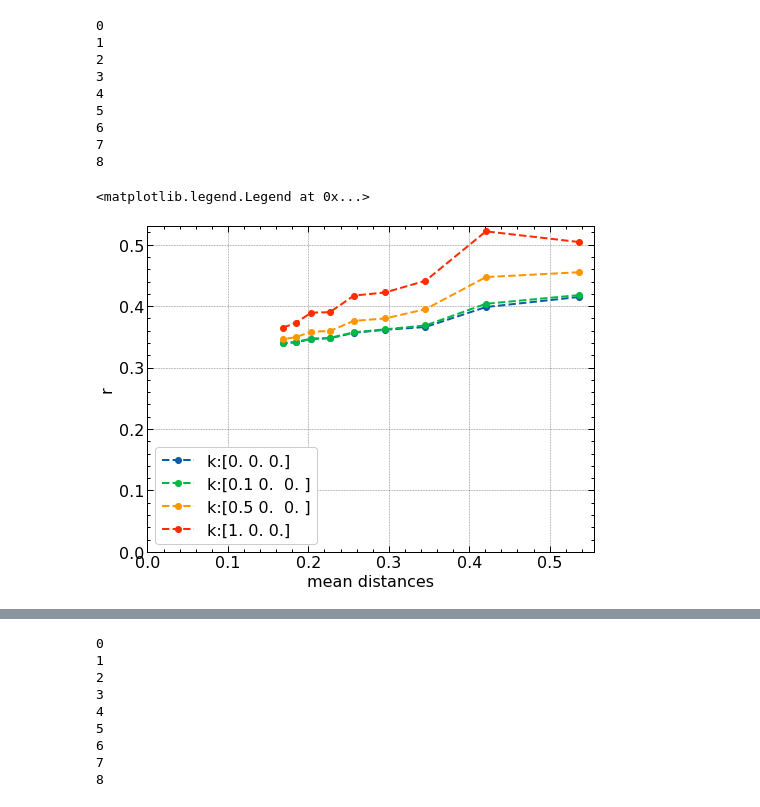
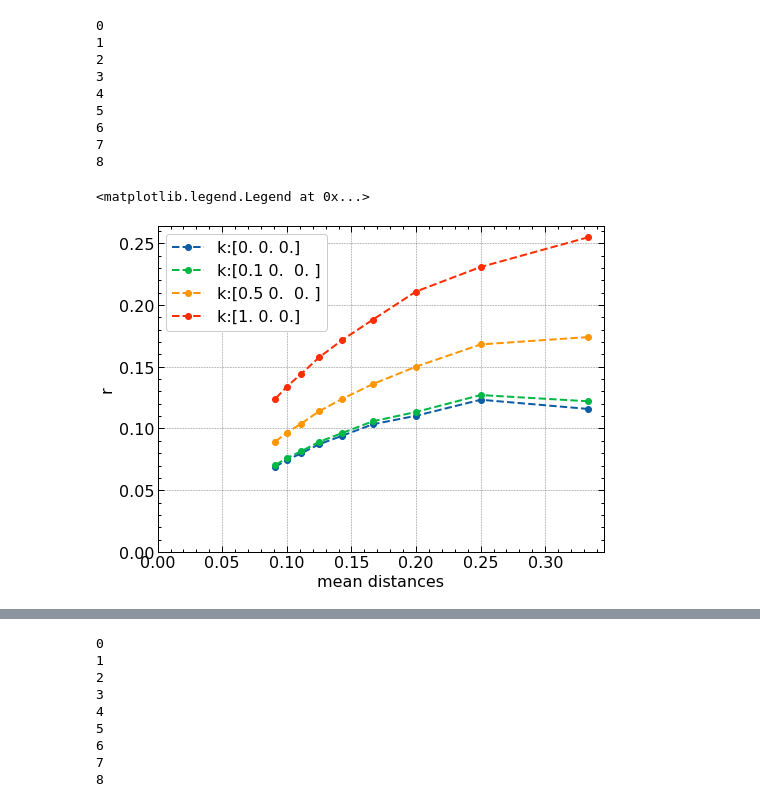
Before and after one commit to djrolfes/bachelor_thesis, a Jupyter notebook: test_recreation.ipynb, the cells around one changed output, grey strips where cells are left out. Cells and saved outputs as stored; diff of their text form; code cells hidden in the pictures.

```diff
--- a/test_recreation.ipynb
+++ b/test_recreation.ipynb
@@ -8,2 +8,24 @@ from commutators import test_angular_momentum_comutator, fourier_vector, calc_r,
 # %% [markdown]
 i = 1, j = 0, a = 1
+# %%
+lattice = gen_all_points_no_normalisation(2)
+#print(lattice)
+#angular_momentum_commutator(lattice, 1,i=0,j=0, ang=genLaNew)
+#calc_ta_U(lattice, )
+#np.savetxt("test.txt",test_angular_momentum_comutator(lattice, 1, i=0,j=0, ang=genLaNew))
+np.savetxt("test.txt",calc_ta_U(lattice,a=1),fmt="%.4e")
+np.savetxt("test.txt",get_color_states(lattice,i=1,j=0),fmt="%.4e")
+# %%
+a = 1
+Ns = np.array([i for i in range(3,12)])
+lattices = [gen_all_points_no_normalisation(i) for i in Ns]
+ks = np.array([[0,0,0], [0.1,0,0],[0.5,0,0], [1,0,0]])
+rs = np.zeros((ks.shape[0], len(Ns)))
+
+
+for index, lattice in enumerate(lattices):
+    print(index)
+    comm = La_Lb_commutator(lattice, a,3, ang=genLaNew_t2n)
+    for ik, k in enumerate(ks):
+        vec = fourier_vector(lattice, a, k)
+        rs[ik, index] = calc_r(comm, vec)
@@ -9,0 +42,8 @@ i = 1, j = 0, a = 1
+# %%
+for ik, k in enumerate(ks):
+    plt.plot(1/Ns, rs[ik, :], "o--", label=f"k:{k}")
+plt.xlabel("mean distances")
+plt.ylabel("r")
+plt.xlim(left=0)
+plt.ylim(bottom=0)
+plt.legend(loc="best")
@@ -10,14 +53,14 @@ i = 1, j = 0, a = 1
 # %%
 a = 1
 Ns = np.array([i for i in range(3,12)])
-lattices = [gen_all_points(i) for i in Ns]
+lattices = [gen_all_points_no_normalisation(i) for i in Ns]
 ks = np.array([[0,0,0], [0.1,0,0],[0.5,0,0], [1,0,0]])
 rs = np.zeros((ks.shape[0], len(Ns)))
 
 
 for index, lattice in enumerate(lattices):
     print(index)
-    comm = test_angular_momentum_comutator(lattice, a, i=1, j=0, ang=gen_La_forward)
+    comm = test_angular_momentum_comutator(lattice, a,i=0, j=0, ang=genLaNew_t2n)
     for ik, k in enumerate(ks):
         vec = fourier_vector(lattice, a, k)
         rs[ik, index] = calc_r(comm, vec)
@@ -39,11 +82,11 @@ for lattice in lattices:
 # %%
 for ik, k in enumerate(ks):
-    plt.plot(mean, rs[ik, :], "o--", label=f"k:{k}")
+    plt.plot(1/Ns, rs[ik, :], "o--", label=f"k:{k}")
 plt.xlabel("mean distances")
 plt.ylabel("r")
 plt.xlim(left=0)
 plt.ylim(bottom=0)
 plt.legend(loc="best")
 # %% [output]
 <matplotlib.legend.Legend at 0x...>
-[figure, old version]
+[figure, new version]
```
Also changed, not shown: parts of 7 cells of this notebook, 6 other files.
